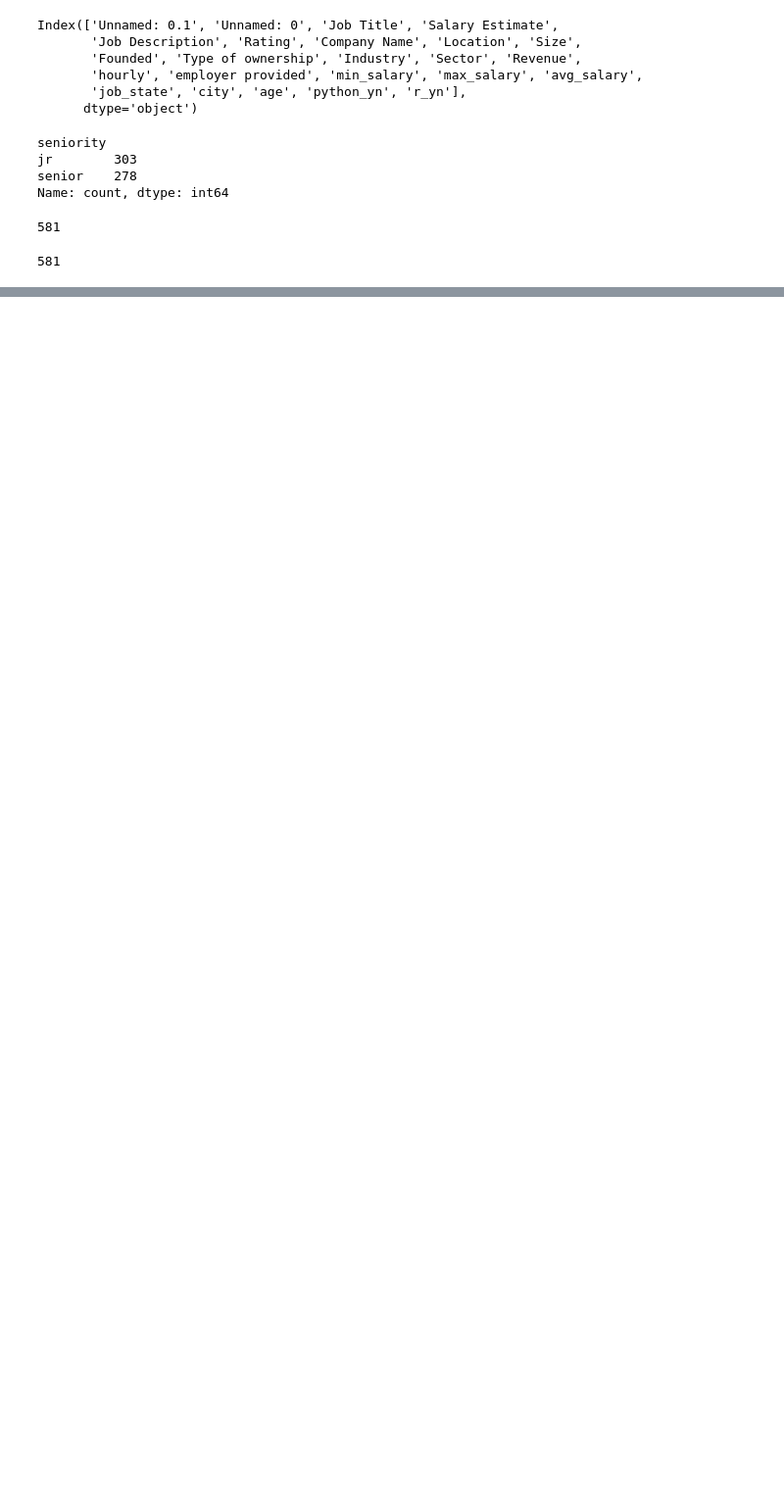
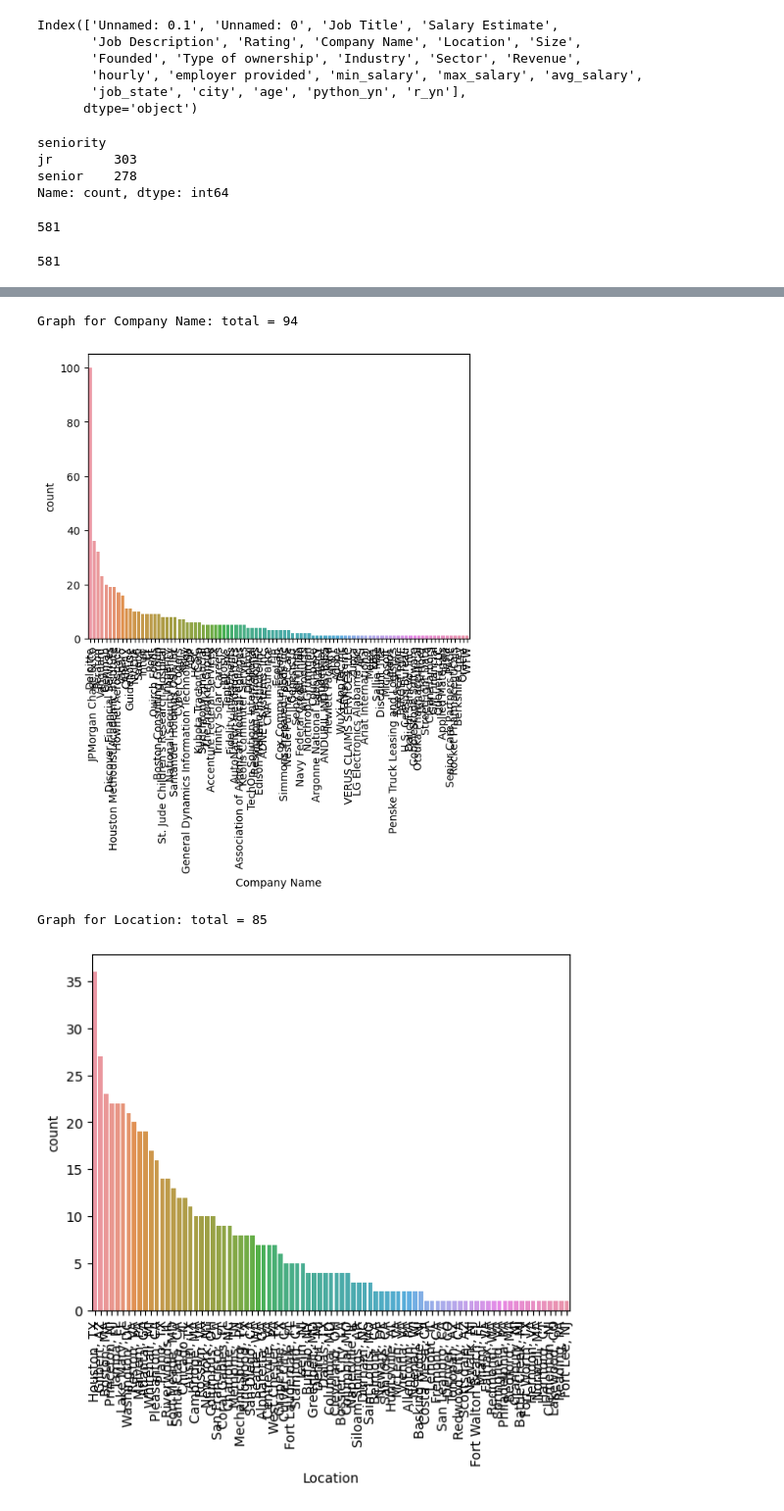
Before and after one commit to thedv/ds_salary_proj, a Jupyter notebook: data_eda.ipynb, the cells around one changed output, grey strips where cells are left out. Shown at 98% size. Saved outputs shown, nothing was run; the diff lists cells and outputs as text; code cells hidden in the pictures; blank space fills up the shorter version.

```diff
--- a/data_eda.ipynb
+++ b/data_eda.ipynb
@@ -82,0 +128,14 @@ df.job_state.value_count()
+# %%
+df_cat = df[['Company Name', 'Location', 'Size', 'Type of ownership','Industry', 'Sector', 'Revenue','job_state','python_yn', 'r_yn', 'job_simp', 'seniority']]
+# %%
+for i in df_cat.columns:
+    cat_num = df_cat[i].value_counts()
+    print('Graph for %s: total = %d'%(i,len(cat_num)))
+    chart = sns.barplot(x = cat_num.index, y = cat_num, data = df_cat)
+    chart.set_xticklabels(chart.get_xticklabels(), rotation=90)
+    plt.show()
+# %% [output]
+Graph for Company Name: total = 94
+[figure, added]
+Graph for Location: total = 85
+[figure, added]
```
Also changed, not shown: parts of 18 cells of this notebook, 1 other file.
